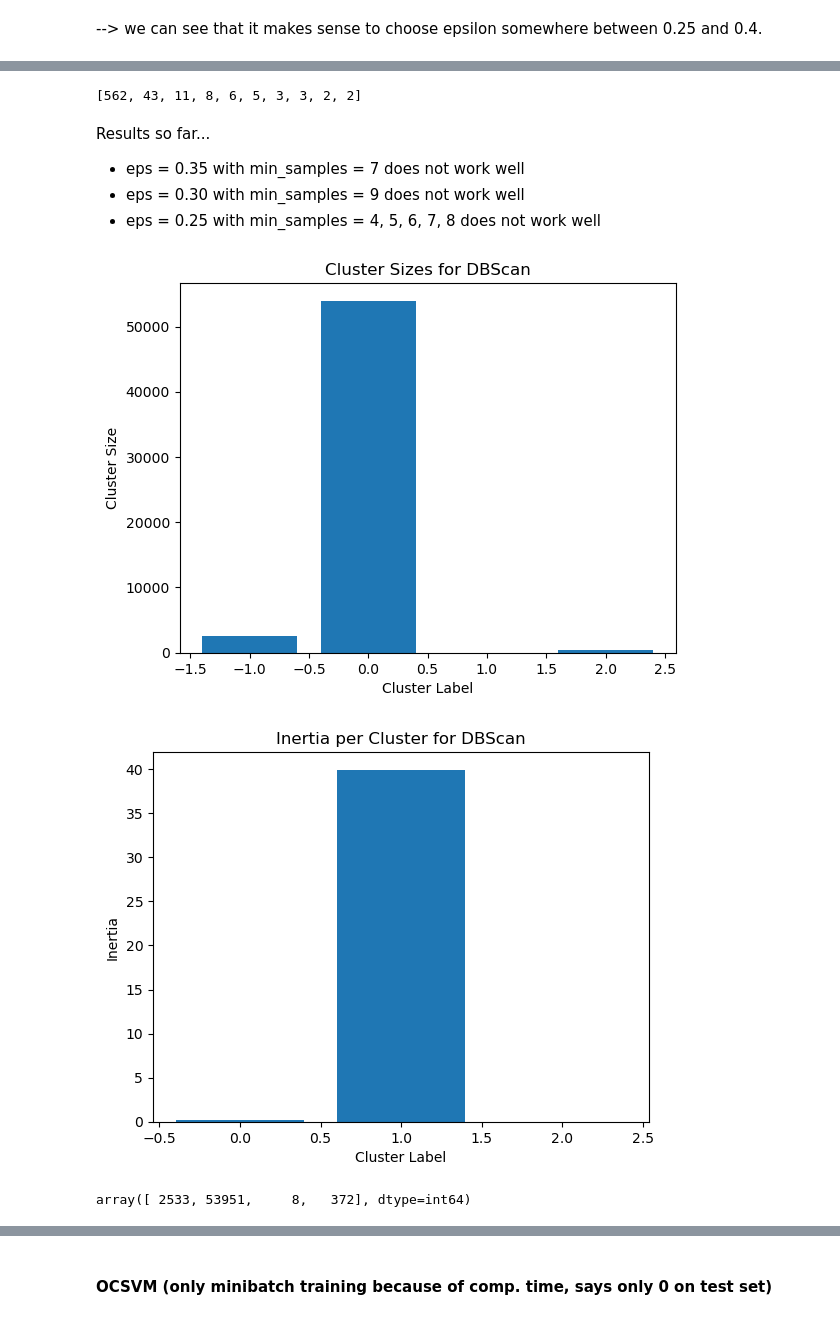
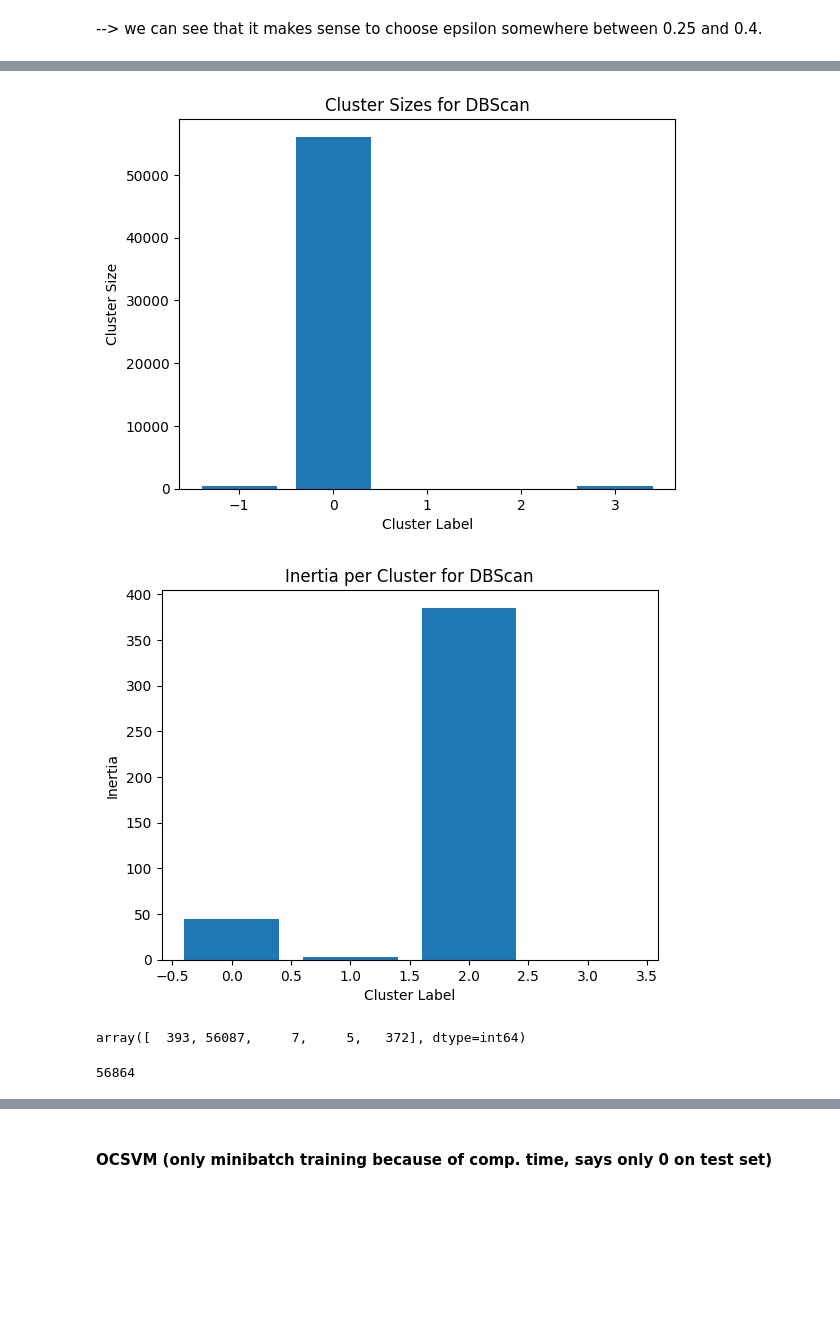
Before and after one commit to Hasosh/Credit-Card-Fraud-Detection, a Jupyter notebook: notebooks/anomaly_detection.ipynb, the cells around one changed output, grey strips where cells are left out. Saved outputs shown, nothing was run; the diff lists cells and outputs as text; code cells hidden in the pictures; blank space fills up the shorter version.

Commit message:
fixed scaling bug, reevaluated all models, added t-SNE plots

```diff
--- a/notebooks/anomaly_detection.ipynb
+++ b/notebooks/anomaly_detection.ipynb
@@ -136,0 +84,6 @@ X_test_df
+# %%
+from sklearn.preprocessing import StandardScaler
+
+scaler = StandardScaler().fit(X_train_df.Amount.values.reshape(-1,1))
+X_train_df['Amount'] = scaler.transform(X_train_df.Amount.values.reshape(-1,1))
+X_test_df['Amount'] = scaler.transform(X_test_df.Amount.values.reshape(-1,1))
@@ -136,0 +92,3 @@ X_test_df
+# %%
+X_train = X_train_df.values
+X_test = X_test_df.values
@@ -349,7 +388,7 @@ inertia_values = []
 # Fit K-means for each k and compute inertia
 for k in k_values:
     print("K-value: ", k)
-    kmeans = KMeans(n_clusters=k, random_state=0)
+    kmeans = KMeans(n_clusters=k, n_init=10, random_state=RANDOM_SEED)
     kmeans.fit(X_test)
     inertia_values.append(kmeans.inertia_)
 
@@ -357,7 +396,7 @@ for k in k_values:
 plt.figure(figsize=(8, 4))
 plt.plot(k_values, inertia_values, marker='o', linestyle='-', color='b')
 plt.xlabel('Number of Clusters (k)')
-plt.ylabel('Inertia')
+plt.ylabel('Inertia value')
 plt.title('Elbow Curve for Optimal k')
 plt.grid(True)
 plt.show()
@@ -488,7 +441,7 @@ fig, axes = plt.subplots(nrows=2, ncols=2, figsize=(12, 8))
 # Loop through k=2 and k=3
 for idx, k in enumerate([2, 3]):
     # Fit K-means for the current k
-    kmeans = KMeans(n_clusters=k, random_state=0)
+    kmeans = KMeans(n_clusters=k, n_init=10, random_state=RANDOM_SEED)
     cluster_assignments = kmeans.fit_predict(X_test)
 
     # Compute cluster sizes
@@ -857,51 +748,45 @@ plt.show()
-# %%
-num_clusters
-# %% [output]
-[562, 43, 11, 8, 6, 5, 3, 3, 2, 2]
-# %% [markdown]
-Results so far...
-- eps = 0.35 with min_samples = 7 does not work well
-- eps = 0.30 with min_samples = 9 does not work well
-- eps = 0.25 with min_samples = 4, 5, 6, 7, 8 does not work well
 # %%
 from sklearn.cluster import DBSCAN
 import matplotlib.pyplot as plt
 import numpy as np
 
-# Define epsilon value computed earlier
-epsilon = epsilon  # computed above
 
 # Fit DBScan with min_samples=7 and computed epsilon
-dbscan = DBSCAN(eps=0.25, min_samples=8)
-cluster_labels = dbscan.fit_predict(X_test_scaled)
+dbscan = DBSCAN(eps=4, min_samples=5)
+cluster_labels = dbscan.fit_predict(X_test)
 
 # Plot the cluster sizes
 unique_labels, cluster_sizes = np.unique(cluster_labels, return_counts=True)
 plt.bar(unique_labels, cluster_sizes)
 plt.xlabel('Cluster Label')
 plt.ylabel('Cluster Size')
 plt.title('Cluster Sizes for DBScan')
 plt.show()
 
 # Calculate the inertia per cluster
 inertia_per_cluster = np.zeros(len(unique_labels))
 for label in unique_labels:
     if label != -1:  # Exclude noise cluster
-        cluster_points = X_test_scaled[cluster_labels == label]
+        cluster_points = X_test[cluster_labels == label]
         cluster_center = np.mean(cluster_points, axis=0)
         inertia = np.sum(np.linalg.norm(cluster_points - cluster_center, axis=1) ** 2)
         inertia_per_cluster[label] = inertia
 
 # Plot the inertia per cluster
 plt.bar(unique_labels[unique_labels != -1], inertia_per_cluster[unique_labels != -1])
 plt.xlabel('Cluster Label')
 plt.ylabel('Inertia')
 plt.title('Inertia per Cluster for DBScan')
 plt.show()
 # %% [output]
-[figure, old version]
+[figure, new version]
-[figure, old version]
+[figure, new version]
 # %%
 cluster_sizes
 # %% [output]
-array([ 2533, 53951,     8,   372], dtype=int64)
+array([  393, 56087,     7,     5,   372], dtype=int64)
+# %%
+y_pred = (cluster_labels != 0)
+len(y_pred)
+# %% [output]
+56864
```
Also changed, not shown: parts of 170 cells of this notebook, 2 other files.
